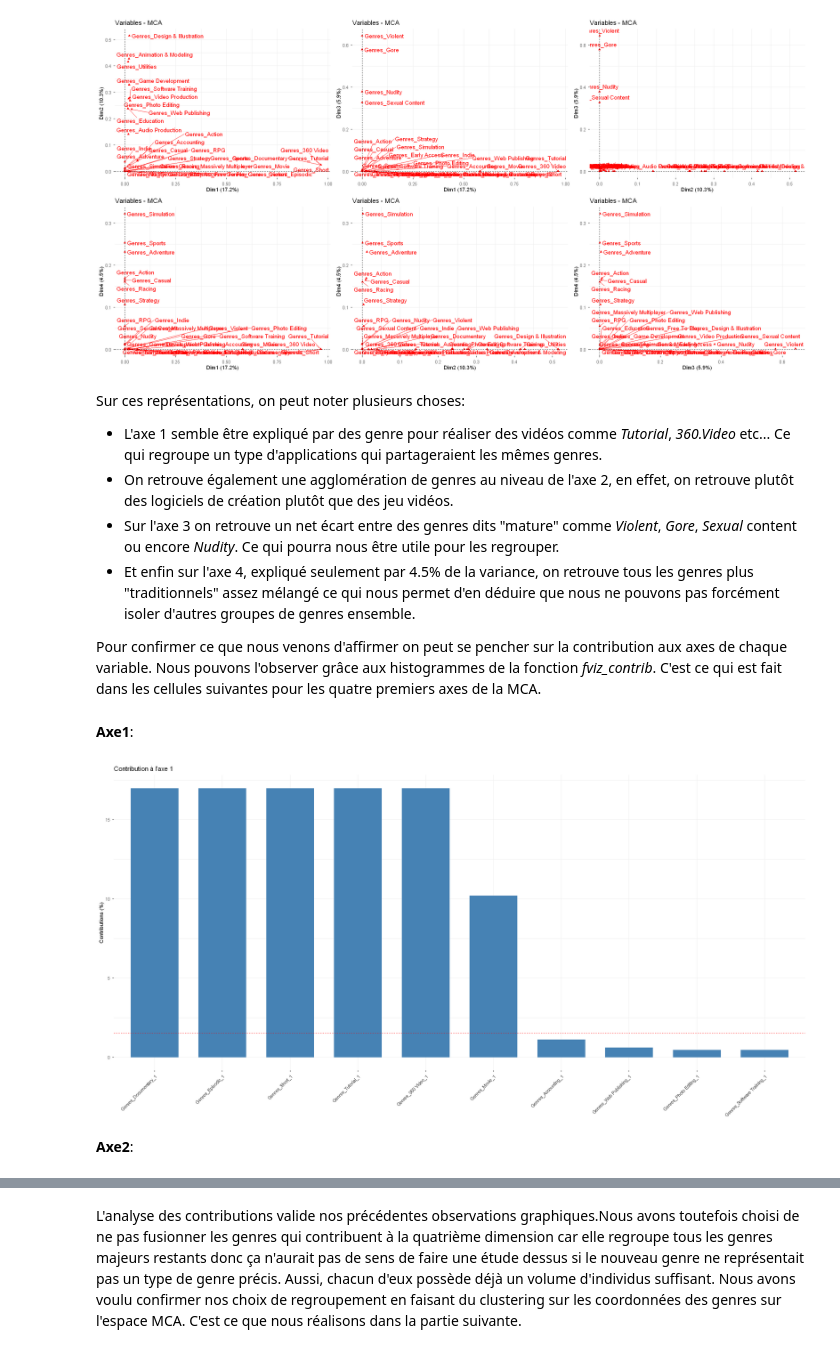
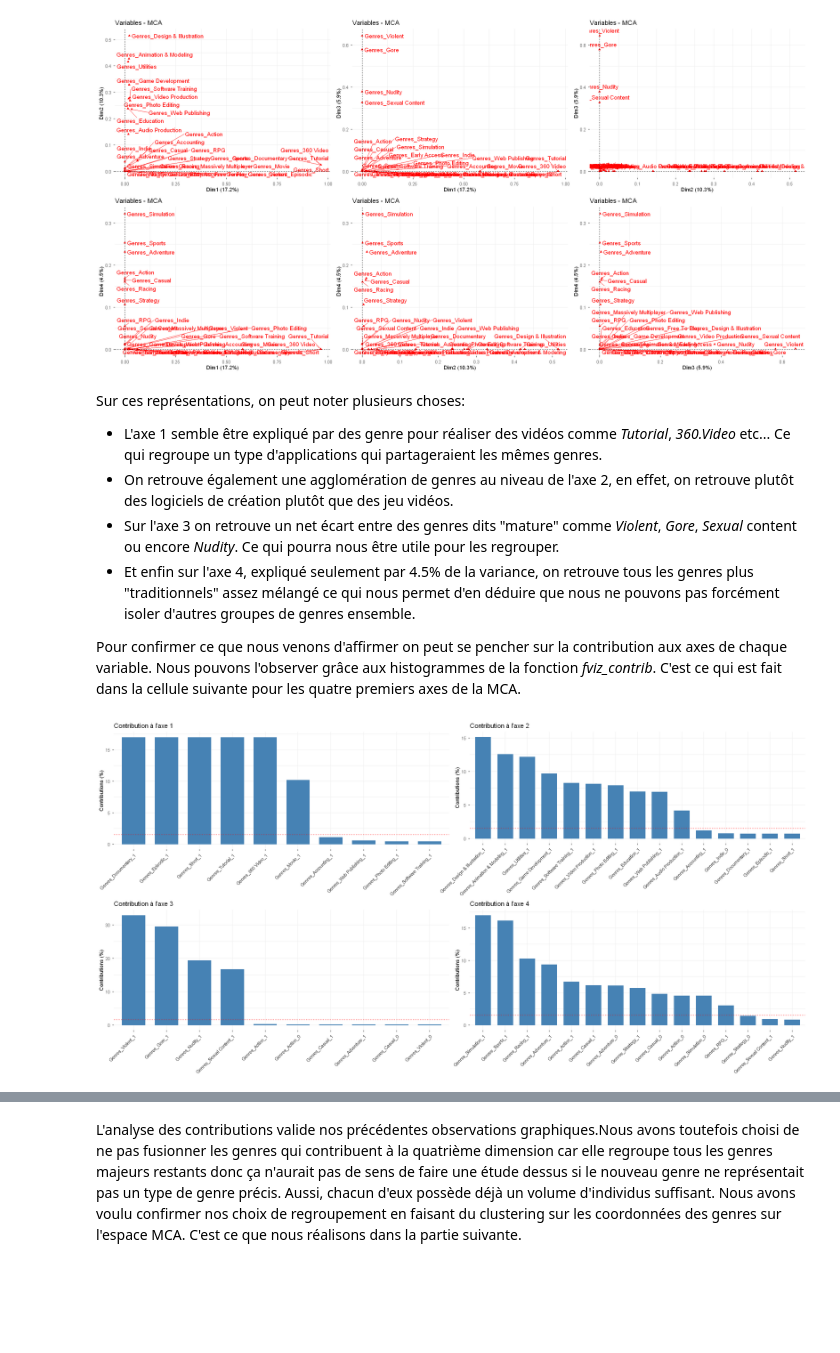
Before and after one commit to LjAquinox/Projet_Analyse_Steam, a Jupyter notebook: notebook_R.ipynb, the cells around one changed output, grey strips where cells are left out. Saved outputs shown, nothing was run; the diff lists cells and outputs as text; code cells hidden in the pictures; blank space fills up the shorter version.

```diff
--- a/notebook_R.ipynb
+++ b/notebook_R.ipynb
@@ -466,12 +466,14 @@ Sur ces représentations, on peut noter plusieurs choses:
 - Et enfin sur l'axe 4, expliqué seulement par 4.5% de la variance, on retrouve tous les genres plus "traditionnels" assez mélangé ce qui nous permet d'en déduire que nous ne pouvons pas forcément isoler d'autres groupes de genres ensemble.
 
 
-Pour confirmer ce que nous venons d'affirmer on peut se pencher sur la contribution aux axes de chaque variable. Nous pouvons l'observer grâce aux histogrammes de la fonction *fviz_contrib*. C'est ce qui est fait dans les cellules suivantes pour les quatre premiers axes de la MCA.
+Pour confirmer ce que nous venons d'affirmer on peut se pencher sur la contribution aux axes de chaque variable. Nous pouvons l'observer grâce aux histogrammes de la fonction *fviz_contrib*. C'est ce qui est fait dans la cellule suivante pour les quatre premiers axes de la MCA.
-# %% [markdown]
-**Axe1**:
 # %%
-fviz_contrib(res.mca_genres,choice = "var",axes = 1,top=10,title ="Contribution à l'axe 1")
+options(repr.plot.width = 20, repr.plot.height = 10)
+c1<-fviz_contrib(res.mca_genres,choice = "var",axes = 1,top=10,title ="Contribution à l'axe 1")
+c2<-fviz_contrib(res.mca_genres,choice = "var",axes = 2,top=15,title ="Contribution à l'axe 2")
+c3<-fviz_contrib(res.mca_genres,choice = "var",axes = 3,top=10,title ="Contribution à l'axe 3")
+c4<-fviz_contrib(res.mca_genres,choice = "var",axes = 4,top=15,title ="Contribution à l'axe 4")
+
+grid.arrange(c1,c2,c3,c4,ncol=2)
 # %% [output]
-[figure, old version]
+[figure, new version]
-# %% [markdown]
-**Axe2**:
```
Also changed, not shown: parts of 7 cells of this notebook.
